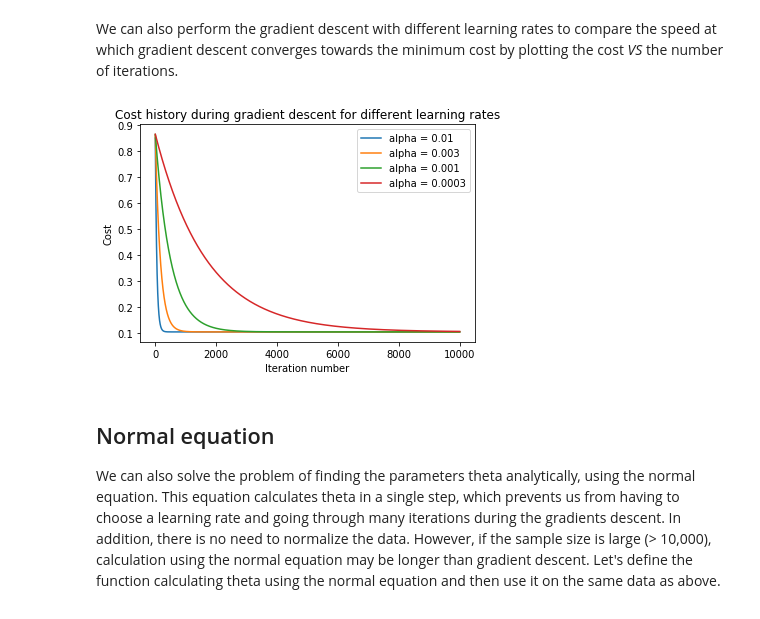
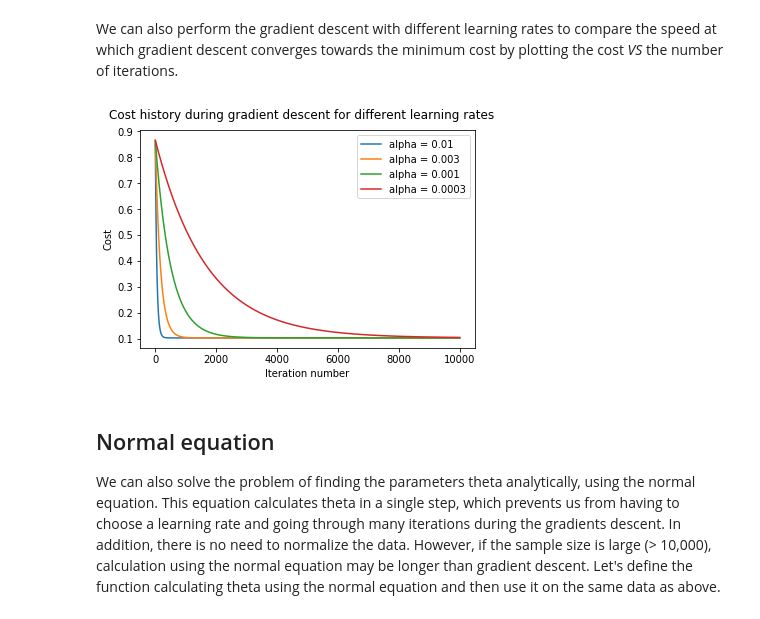
Before and after one commit to jschnab/machine-learning, a Jupyter notebook: linear_regression.ipynb, the cells around one changed output. Saved outputs shown, nothing was run; the diff lists cells and outputs as text; code cells hidden in the pictures.

```diff
--- a/linear_regression.ipynb
+++ b/linear_regression.ipynb
@@ -115,26 +115,26 @@ We can also perform the gradient descent with different learning rates to compar
 # %%
 #re-initialize theta and calculate it with three other learning rate values
 theta = np.zeros((2, 1))
 _, history2 = gradient_descent(x, y, theta, alpha=0.003, n_iter=n_iter)
 theta = np.zeros((2, 1))
 _, history3 = gradient_descent(x, y, theta, alpha=0.001, n_iter=n_iter)
 theta = np.zeros((2, 1))
 _, history4 = gradient_descent(x, y, theta, alpha=0.0003, n_iter=n_iter)
 
 #plot history cost calculated during gradient descent
 x_val = [i for i in range(n_iter)]
-_, ax = plt.subplots()
+fig, ax = plt.subplots()
 ax.plot(x_val, history, label="alpha = 0.01")
 ax.plot(x_val, history2, label="alpha = 0.003")
 ax.plot(x_val, history3, label="alpha = 0.001")
 ax.plot(x_val, history4, label="alpha = 0.0003")
 ax.set_xlabel("Iteration number")
 ax.set_ylabel("Cost")
-ax.set_title("Cost history during gradient descent for different learning rates")
+fig.text(0.5, 0.92, "Cost history during gradient descent for different learning rates", ha="center", fontsize=12)
 ax.legend()
 plt.show()
 # %% [output]
-[figure, old version]
+[figure, new version]
 # %% [markdown]
 ## Normal equation
 We can also solve the problem of finding the parameters theta analytically, using the normal equation. This equation calculates theta in a single step, which prevents us from having to choose a learning rate and going through many iterations during the gradients descent. In addition, there is no need to normalize the data. However, if the sample size is large (> 10,000), calculation using the normal equation may be longer than gradient descent. Let's define the function calculating theta using the normal equation and then use it on the same data as above.
```
Also changed, not shown: parts of 3 cells of this notebook.
